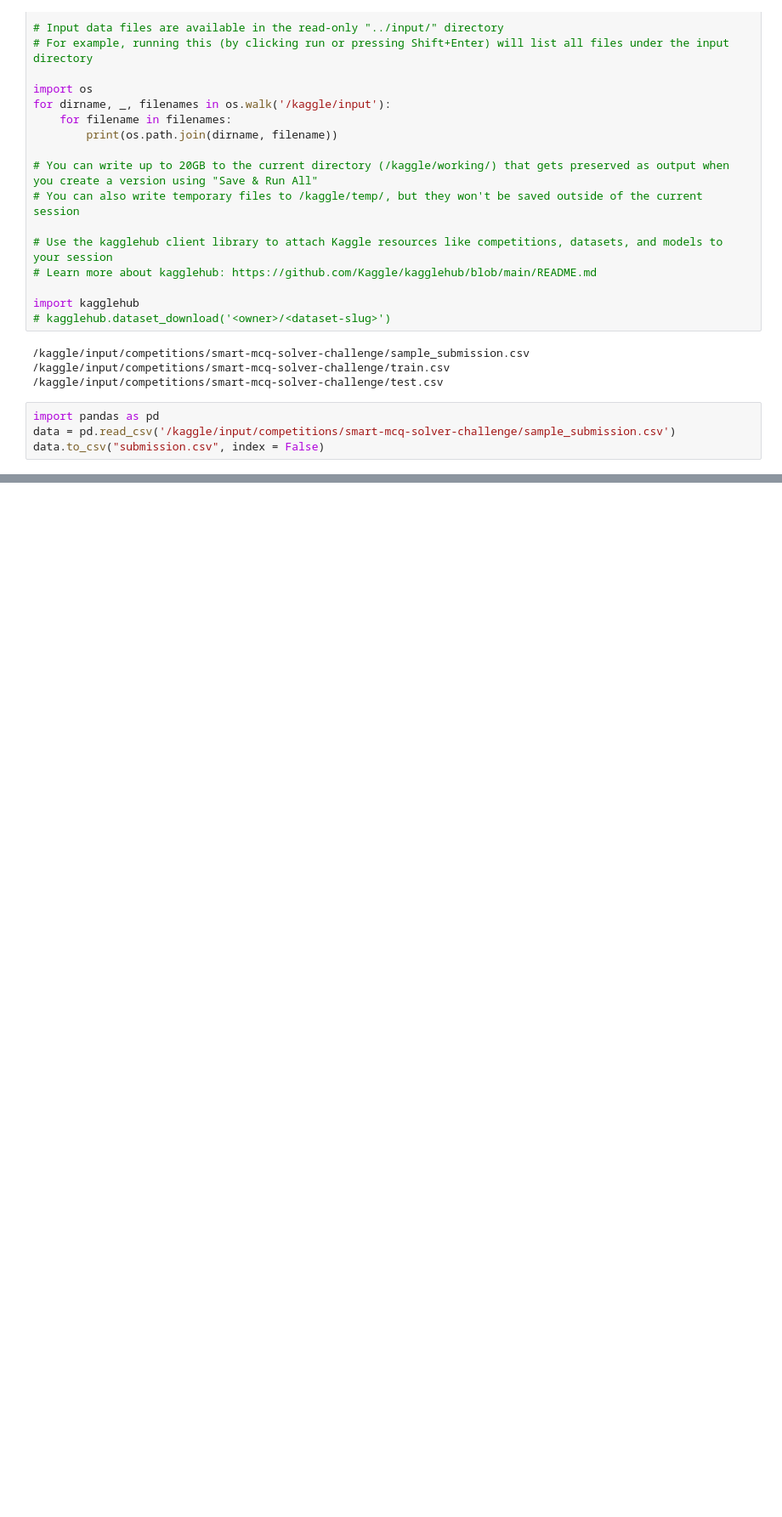
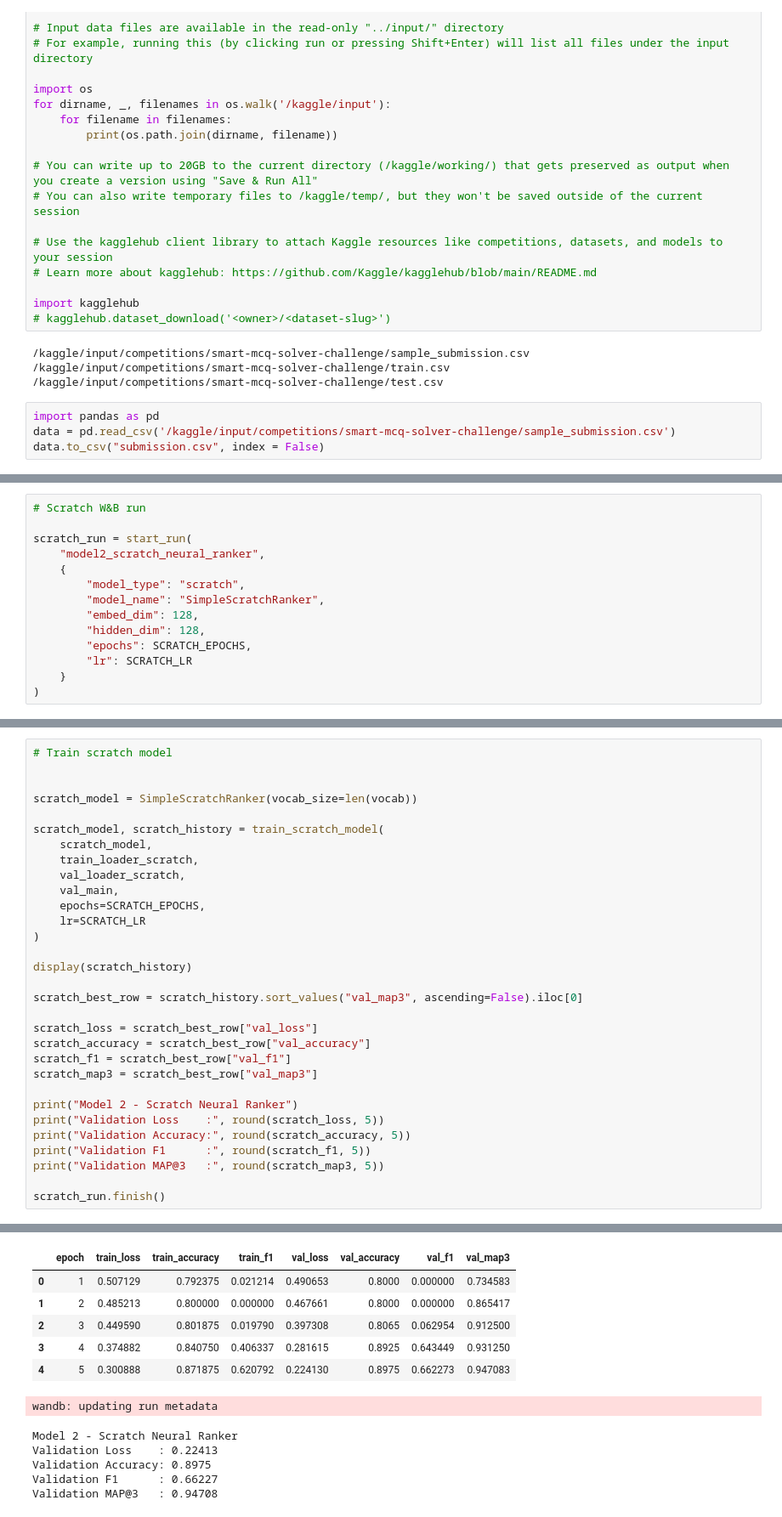
Before and after one commit to Hariom9991/dl-24f1000881-notebook-t22026, a Jupyter notebook: kaggle_notebook.ipynb, the cells around one changed output, grey strips where cells are left out. Shown at 85% size. Cells and saved outputs as stored; diff of their text form; blank space fills up the shorter version.

```diff
--- a/kaggle_notebook.ipynb
+++ b/kaggle_notebook.ipynb
@@ -32,0 +652,14 @@ data.to_csv("submission.csv", index = False)
+# %%
+# Scratch W&B run
+
+scratch_run = start_run(
+    "model2_scratch_neural_ranker",
+    {
+        "model_type": "scratch",
+        "model_name": "SimpleScratchRanker",
+        "embed_dim": 128,
+        "hidden_dim": 128,
+        "epochs": SCRATCH_EPOCHS,
+        "lr": SCRATCH_LR
+    }
+)
@@ -32,0 +791,32 @@ data.to_csv("submission.csv", index = False)
+# %%
+# Train scratch model
+
+
+scratch_model = SimpleScratchRanker(vocab_size=len(vocab))
+
+scratch_model, scratch_history = train_scratch_model(
+    scratch_model,
+    train_loader_scratch,
+    val_loader_scratch,
+    val_main,
+    epochs=SCRATCH_EPOCHS,
+    lr=SCRATCH_LR
+)
+
+display(scratch_history)
+
+scratch_best_row = scratch_history.sort_values("val_map3", ascending=False).iloc[0]
+
+scratch_loss = scratch_best_row["val_loss"]
+scratch_accuracy = scratch_best_row["val_accuracy"]
+scratch_f1 = scratch_best_row["val_f1"]
+scratch_map3 = scratch_best_row["val_map3"]
+
+print("Model 2 - Scratch Neural Ranker")
+print("Validation Loss    :", round(scratch_loss, 5))
+print("Validation Accuracy:", round(scratch_accuracy, 5))
+print("Validation F1      :", round(scratch_f1, 5))
+print("Validation MAP@3   :", round(scratch_map3, 5))
+
+scratch_run.finish()
+# %% [output]
@@ -32,0 +838,12 @@ data.to_csv("submission.csv", index = False)
+|  | epoch | train_loss | train_accuracy | train_f1 | val_loss | val_accuracy | val_f1 | val_map3 |
+| 0 | 1 | 0.507129 | 0.792375 | 0.021214 | 0.490653 | 0.8000 | 0.000000 | 0.734583 |
+| 1 | 2 | 0.485213 | 0.800000 | 0.000000 | 0.467661 | 0.8000 | 0.000000 | 0.865417 |
+| 2 | 3 | 0.449590 | 0.801875 | 0.019790 | 0.397308 | 0.8065 | 0.062954 | 0.912500 |
+| 3 | 4 | 0.374882 | 0.840750 | 0.406337 | 0.281615 | 0.8925 | 0.643449 | 0.931250 |
+| 4 | 5 | 0.300888 | 0.871875 | 0.620792 | 0.224130 | 0.8975 | 0.662273 | 0.947083 |
+wandb: updating run metadata
+Model 2 - Scratch Neural Ranker
+Validation Loss    : 0.22413
+Validation Accuracy: 0.8975
+Validation F1      : 0.66227
+Validation MAP@3   : 0.94708
```
Also changed, not shown: parts of 52 cells of this notebook.
